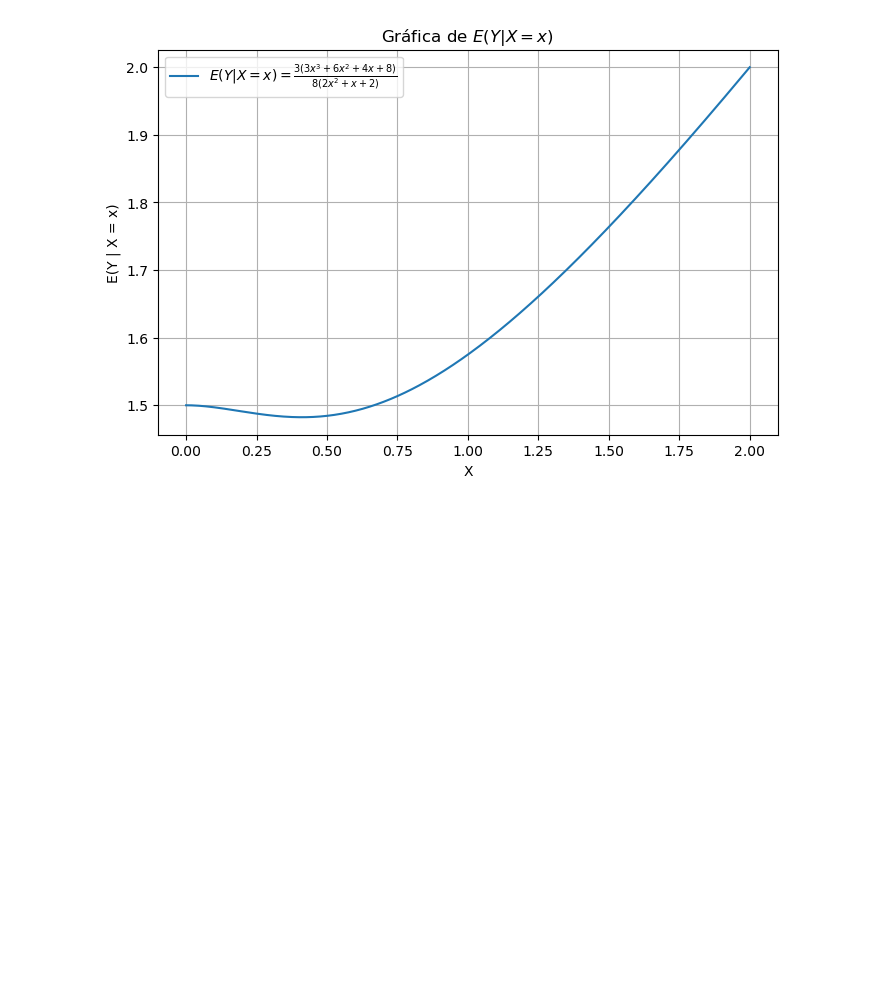
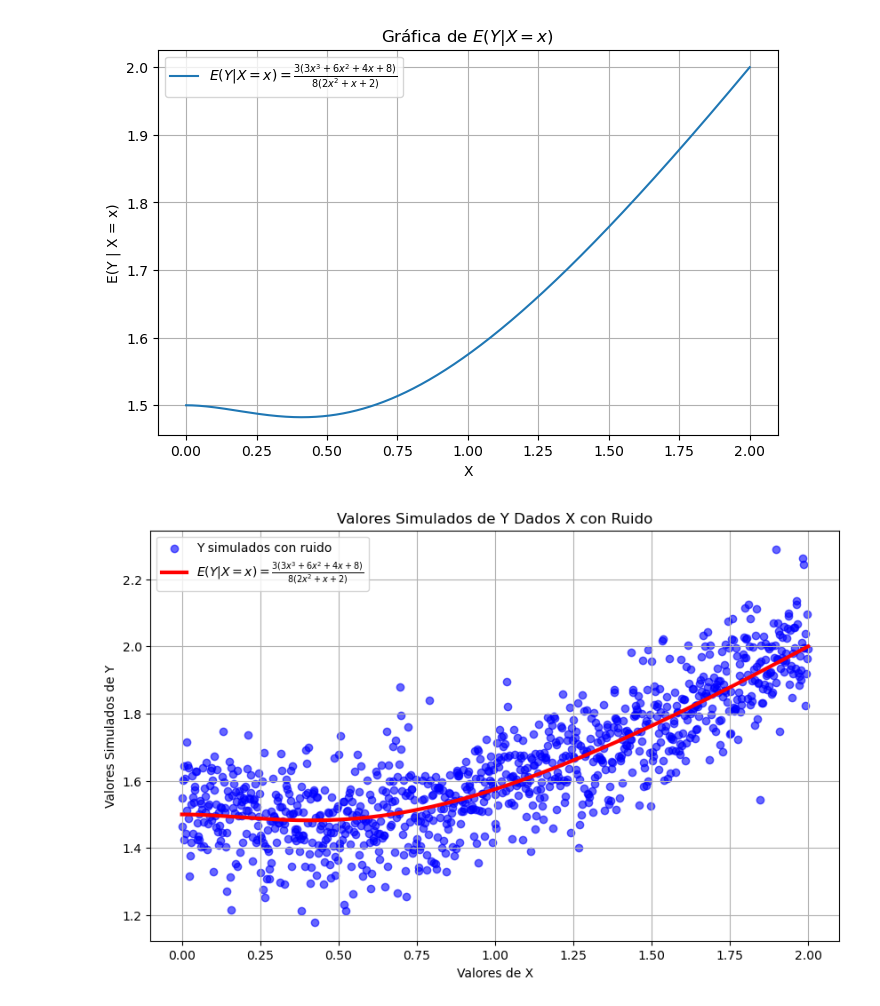
Before and after one commit to scarmonae/ENP_taller_2, a Jupyter notebook: ENP_taller_2_sce.ipynb, the cells around one changed output. Cells and saved outputs as stored; diff of their text form; code cells hidden in the pictures; blank space fills up the shorter version.

```diff
--- a/ENP_taller_2_sce.ipynb
+++ b/ENP_taller_2_sce.ipynb
@@ -297,7 +297,7 @@ def expected_value_y_given_x(x):
     return numerator / denominator
 
 # Generar valores de x
-x_values = np.linspace(0, 2, 400)
+x_values = np.linspace(0, 2, 1000)
 
 # Calcular los valores de E(Y | X = x)
 y_values = expected_value_y_given_x(x_values)
@@ -315,3 +315,27 @@ plt.show()
 # plt.show()
 # %% [output]
 [figure]
+# %%
+# Simulación de datos
+
+# Generar valores de x
+x_values = np.linspace(0, 2, 1000)
+
+Y_simulated = []
+for x in x_values:
+    E_Y = expected_value_y_given_x(x)
+    noise = np.random.normal(0, 0.1)  # Ruido blanco con desviación estándar 0.1
+    Y_simulated.append(E_Y + noise)
+
+# Crear una gráfica de dispersión de X vs Y simulados
+plt.figure(figsize=(10, 6))
+plt.scatter(x_values, Y_simulated, color='blue', alpha=0.6, label='Y simulados con ruido')
+plt.plot(x_values, y_values, label=r"$E(Y | X = x) = \frac{3 (3 x^3 + 6 x^2 + 4 x + 8)}{8 (2 x^2 + x + 2)}$", c='red', linewidth=3)
+plt.title('Valores Simulados de Y Dados X con Ruido')
+plt.xlabel('Valores de X')
+plt.ylabel('Valores Simulados de Y')
+plt.legend()
+plt.grid(True)
+plt.show()
+# %% [output]
+[figure, added]
```
Also changed, not shown: parts of 1 cell of this notebook.
